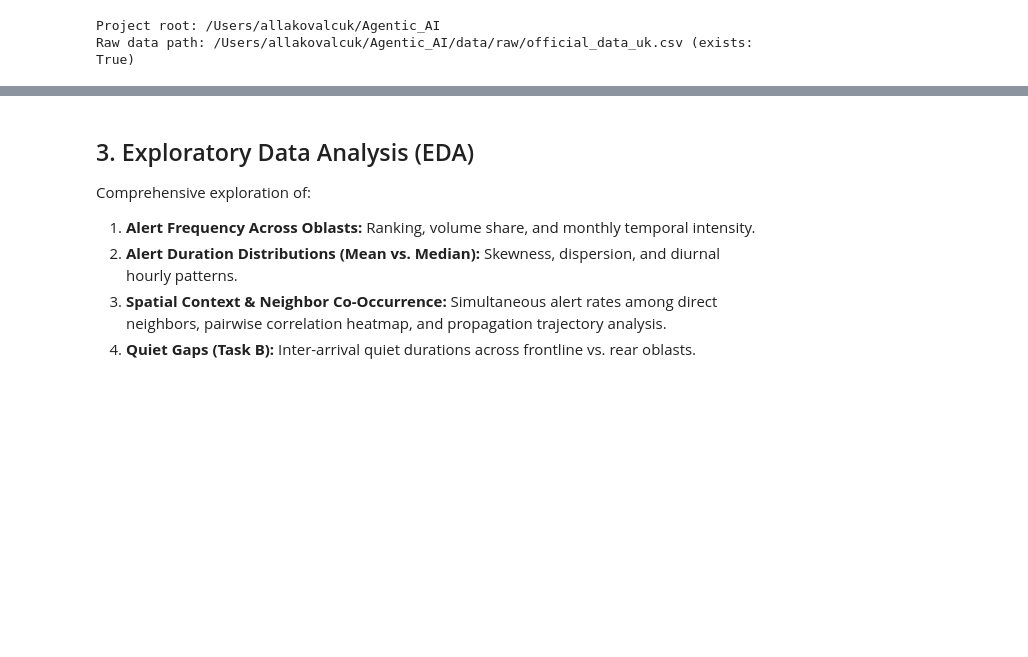
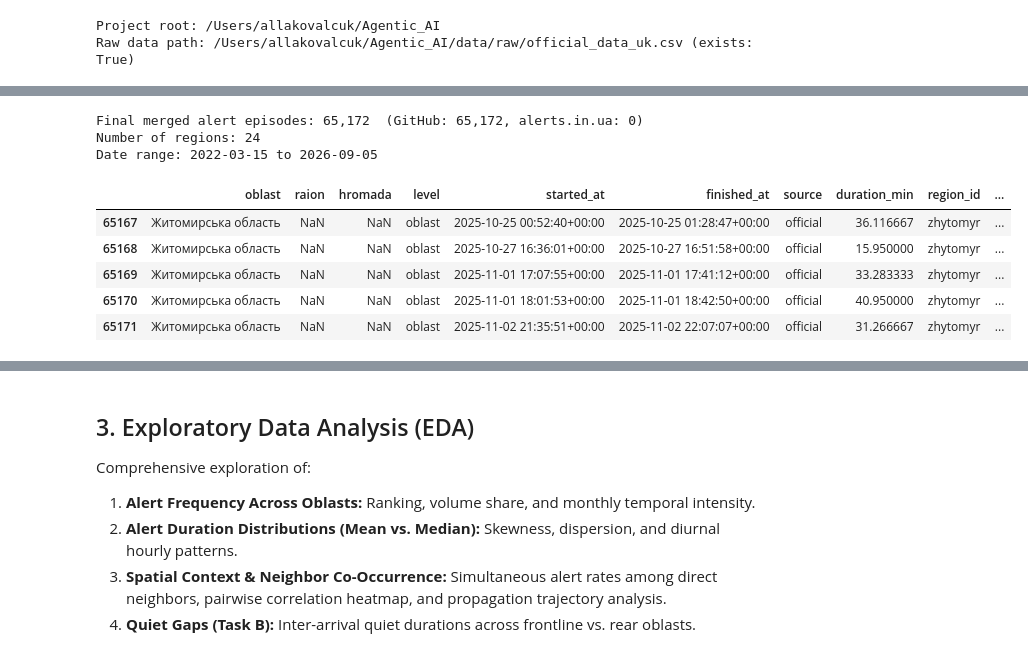
Before and after one commit to koalla05/air-alerts, a Jupyter notebook: notebooks/01_model_training_pipeline.ipynb, the cells around one changed output, grey strips where cells are left out. Drawn from its saved outputs; the diff is of its cells as text; code cells hidden in the pictures; blank space fills up the shorter version.

```diff
--- a/notebooks/01_model_training_pipeline.ipynb
+++ b/notebooks/01_model_training_pipeline.ipynb
@@ -94,3 +207,19 @@ display(df_alerts.head())
+# %%
+df_alerts = merge_with_existing(df_alerts_github, df_alerts_api)
+print(f"Final merged alert episodes: {len(df_alerts):,}  (GitHub: {len(df_alerts_github):,}, alerts.in.ua: {len(df_alerts_api):,})")
+print(f"Number of regions: {df_alerts['region_id'].nunique()}")
+print(f"Date range: {df_alerts['started_at'].min().strftime('%Y-%m-%d')} to {df_alerts['started_at'].max().strftime('%Y-%m-%d')}")
+display(df_alerts.tail())
+# %% [output]
+Final merged alert episodes: 65,172  (GitHub: 65,172, alerts.in.ua: 0)
+Number of regions: 24
+Date range: 2022-03-15 to 2026-09-05
+|  | oblast | raion | hromada | level | started_at | finished_at | source | duration_min | region_id | ... |
+| 65167 | Житомирська область | NaN | NaN | oblast | 2025-10-25 00:52:40+00:00 | 2025-10-25 01:28:47+00:00 | official | 36.116667 | zhytomyr | ... |
+| 65168 | Житомирська область | NaN | NaN | oblast | 2025-10-27 16:36:01+00:00 | 2025-10-27 16:51:58+00:00 | official | 15.950000 | zhytomyr | ... |
+| 65169 | Житомирська область | NaN | NaN | oblast | 2025-11-01 17:07:55+00:00 | 2025-11-01 17:41:12+00:00 | official | 33.283333 | zhytomyr | ... |
+| 65170 | Житомирська область | NaN | NaN | oblast | 2025-11-01 18:01:53+00:00 | 2025-11-01 18:42:50+00:00 | official | 40.950000 | zhytomyr | ... |
+| 65171 | Житомирська область | NaN | NaN | oblast | 2025-11-02 21:35:51+00:00 | 2025-11-02 22:07:07+00:00 | official | 31.266667 | zhytomyr | ... |
 # %%
 # Build Task B Quiet Gap episodes (time between consecutive alerts per region)
 df_gaps = build_gap_episodes(df_alerts)
```
Also changed, not shown: parts of 28 cells of this notebook, 21 other files.
